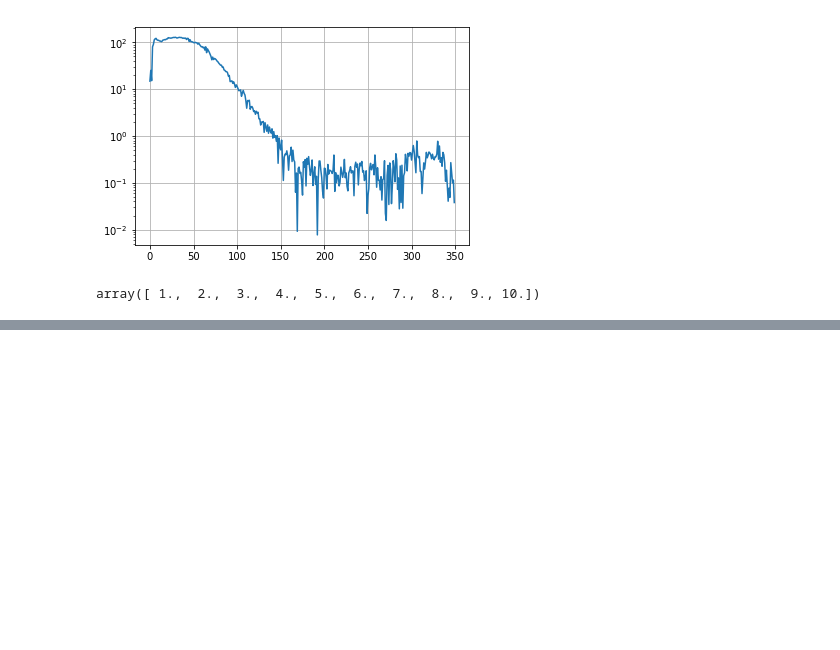
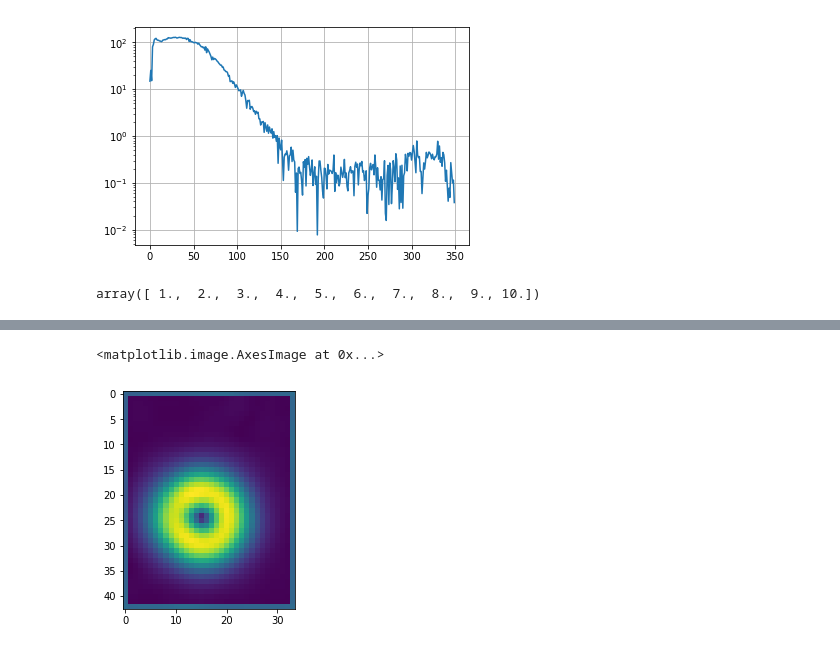
Before and after one commit to 4c1dhydr4/thz, a Jupyter notebook: testing_notebook.ipynb, the cells around one changed output, grey strips where cells are left out. Saved outputs shown, nothing was run; the diff lists cells and outputs as text; code cells hidden in the pictures; blank space fills up the shorter version.

```diff
--- a/testing_notebook.ipynb
+++ b/testing_notebook.ipynb
@@ -86,0 +109,8 @@ array([ 1.,  2.,  3.,  4.,  5.,  6.,  7.,  8.,  9., 10.])
+# %%
+sx = ndimage.sobel(im, axis=0, mode='constant')
+sy = ndimage.sobel(im, axis=1, mode='constant')
+sob = np.hypot(sx, sy)
+plt.imshow(sob)
+# %% [output]
+<matplotlib.image.AxesImage at 0x...>
+[figure, added]
```
Also changed, not shown: parts of 14 cells of this notebook, 12 other files.
